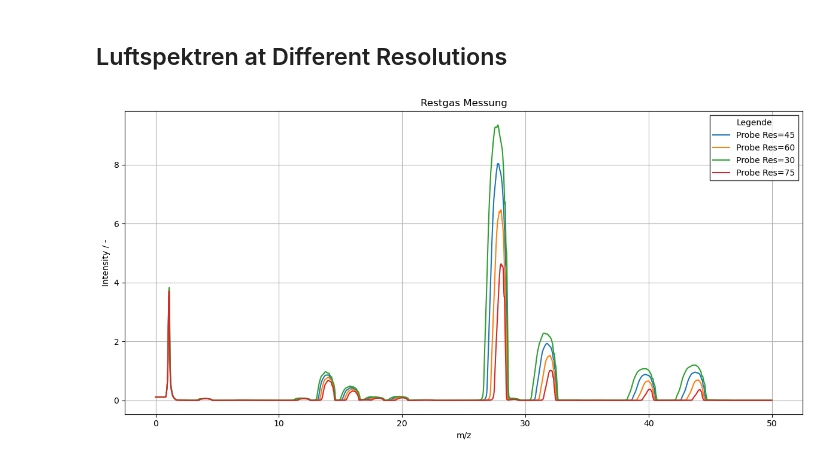
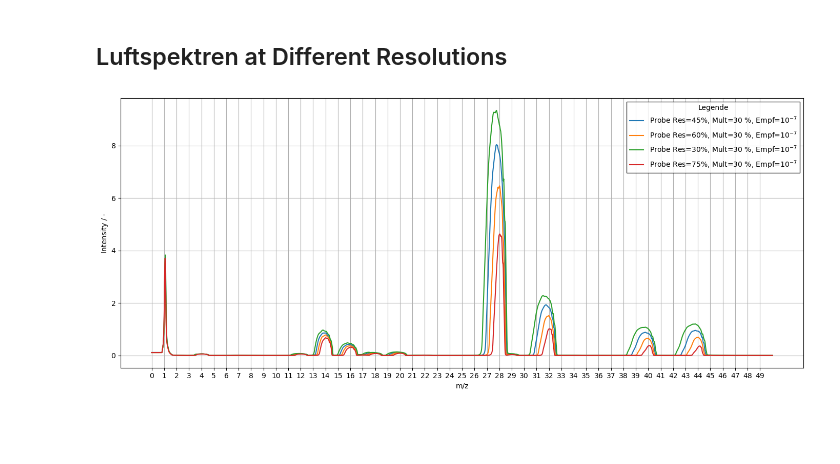
Before and after one commit to LukasMeinschad/Studium, a Jupyter notebook: Chemie/Physikalische_Chemie/PC_Praktikum/auswertung.ipynb, the cells around one changed output. Drawn from its saved outputs; the diff is of its cells as text; code cells hidden in the pictures; blank space fills up the shorter version.

```diff
--- a/Chemie/Physikalische_Chemie/PC_Praktikum/auswertung.ipynb
+++ b/Chemie/Physikalische_Chemie/PC_Praktikum/auswertung.ipynb
@@ -140,34 +232,36 @@ data_list = []
 filenames = []
 for file in os.listdir(directory):
     filename = os.fsdecode(file)
 
     if filename.startswith("probe") and filename.endswith("_7") and not "35" in filename:
         # Write The String filname_multiplier_resolution_empf
 
         string_list = filename.split("_")
 
         # Make String
-        string = "Probe" + " " + "Res=" + string_list[2]
+        string = "Probe" + " " + "Res=" + string_list[2] + "%" + ", " + "Mult=30 %, Empf=$10^{-7}$"
         filenames.append(string)
 
         df = pd.read_csv(os.path.join(directory_string, filename), sep="\t", names=[0, "mz","intensity"])
         # Remove the first column
         df = df.iloc[:, 1:]
         # Append the DataFrame to the list
         data_list.append(df)
 
 
 
 # Create a figure for the plots
-plt.figure(figsize=(12, 6))
+plt.figure(figsize=(14, 6))
 # Loop over the DataFrames in the list and plot each one
 for i, df in enumerate(data_list):
     sns.lineplot(data=df, x="mz", y="intensity", label=filenames[i], linewidth=1.5)
-plt.title("Restgas Messung")
 plt.xlabel("m/z")
 plt.ylabel("Intensity / -")
 plt.legend(title="Legende", loc="upper right", fancybox=False, edgecolor="black")
+# Add ticks
+plt.xticks(np.arange(0, 50, 1))
 plt.tight_layout()
 plt.grid()
+plt.savefig("variation_der_resolution.png", dpi=800, bbox_inches='tight')
 # %% [output]
-[figure, old version]
+[figure, new version]
```
Also changed, not shown: parts of 14 cells of this notebook, 13 other files.
